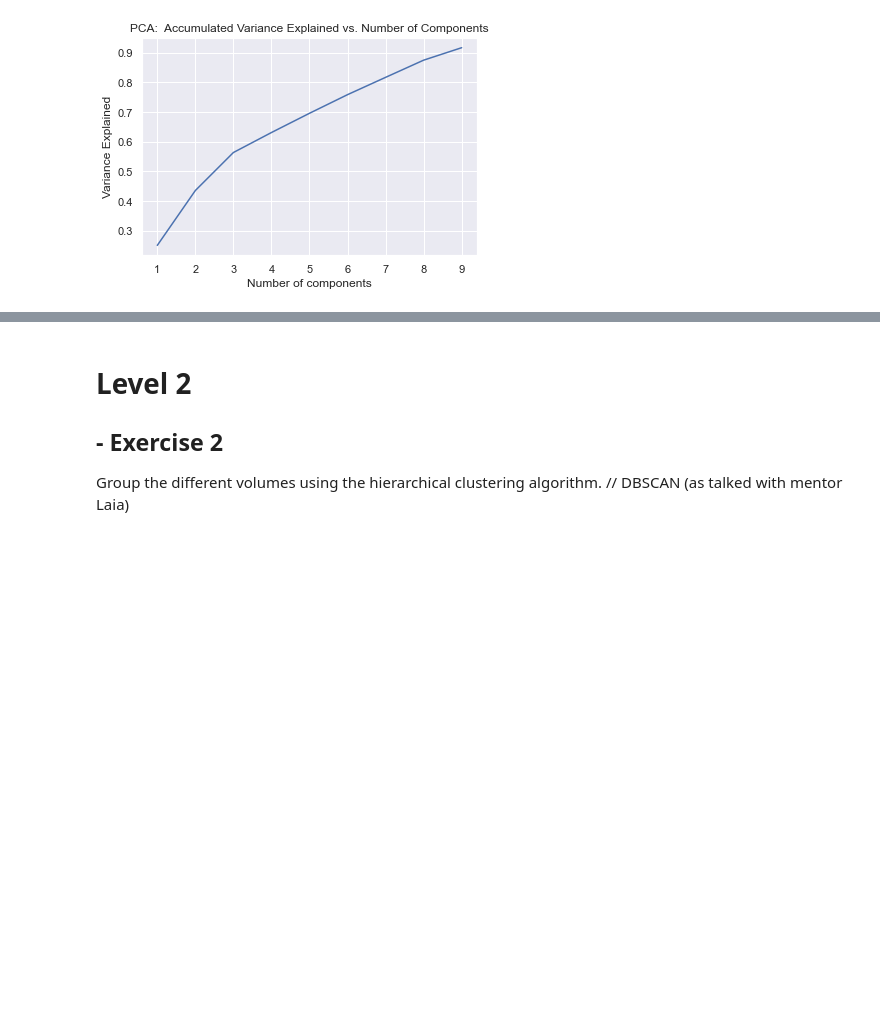
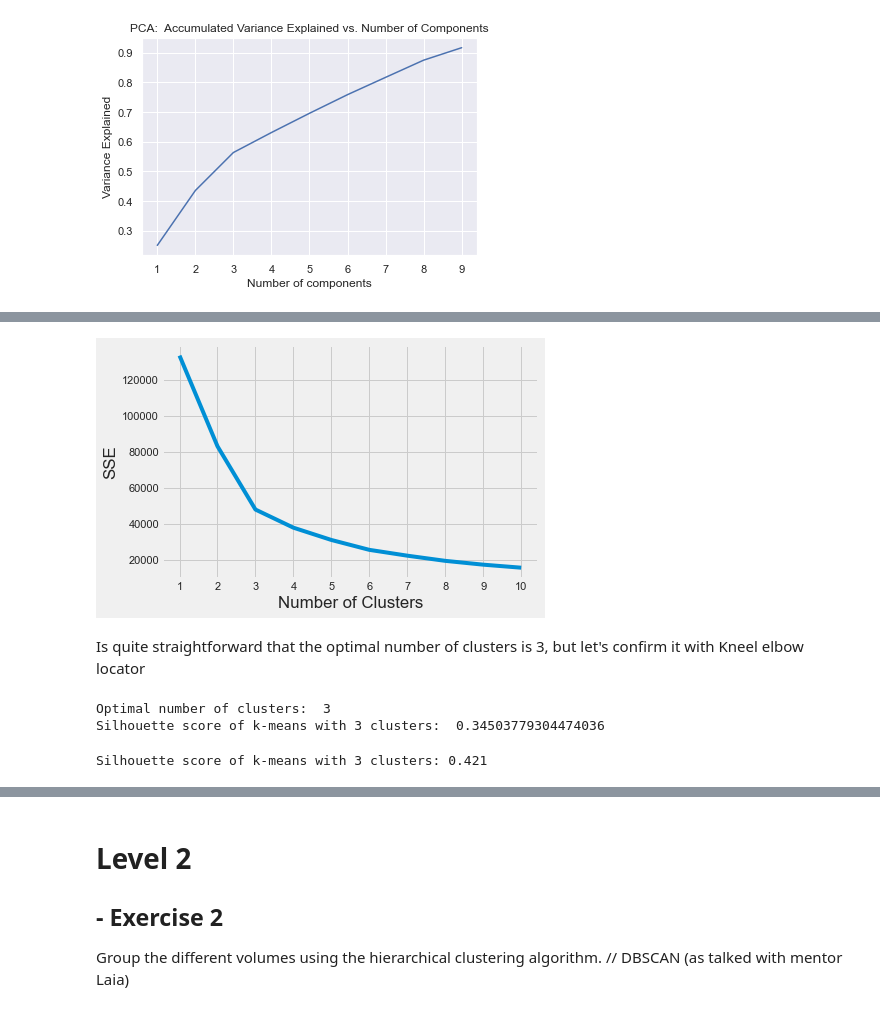
Before and after one commit to Javier-Alfonso-DS/S11_T01_Unsupervised_Learning_Clustering, a Jupyter notebook: S11_T01_Unsupervised_Learning_Clustering.ipynb, the cells around one changed output, grey strips where cells are left out. Cells and saved outputs as stored; diff of their text form; code cells hidden in the pictures; blank space fills up the shorter version.

```diff
--- a/S11_T01_Unsupervised_Learning_Clustering.ipynb
+++ b/S11_T01_Unsupervised_Learning_Clustering.ipynb
@@ -217,0 +244,34 @@ Colçe per fer num. cluster.
+# %%
+kmeans_kwargs = { "init": "random", "n_init": 10, "max_iter": 300, "random_state": 42 }
+
+# A list holds the SSE values for each k
+sse = []
+for k in range(1, 11):
+    kmeans = KMeans(n_clusters=k, **kmeans_kwargs)
+    kmeans.fit(principalDf)
+    sse.append(kmeans.inertia_)
+# %%
+# Plot SSE
+plt.style.use("fivethirtyeight")
+plt.plot(range(1, 11), sse)
+plt.xticks(range(1, 11))
+plt.xlabel("Number of Clusters")
+plt.ylabel("SSE")
+plt.show()
+# %% [output]
+[figure, added]
+# %% [markdown]
+Is quite straightforward that the optimal number of clusters is 3, but let's confirm it with Kneel elbow locator
+# %%
+kl = KneeLocator(range(1, 11), sse, curve="convex", direction="decreasing")
+print("Optimal number of clusters: ",kl.elbow)
+# %% [output]
+Optimal number of clusters:  3
+Silhouette score of k-means with 3 clusters:  0.34503779304474036
+# %%
+kmeans = KMeans(n_clusters= 3, **kmeans_kwargs)
+kmeans.fit(principalDf)
+score = silhouette_score(principalDf, kmeans.labels_)
+print("Silhouette score of k-means with 3 clusters: %.3f"%score)
+# %% [output]
+Silhouette score of k-means with 3 clusters: 0.421
```
Also changed, not shown: parts of 9 cells of this notebook, 2 other files.
